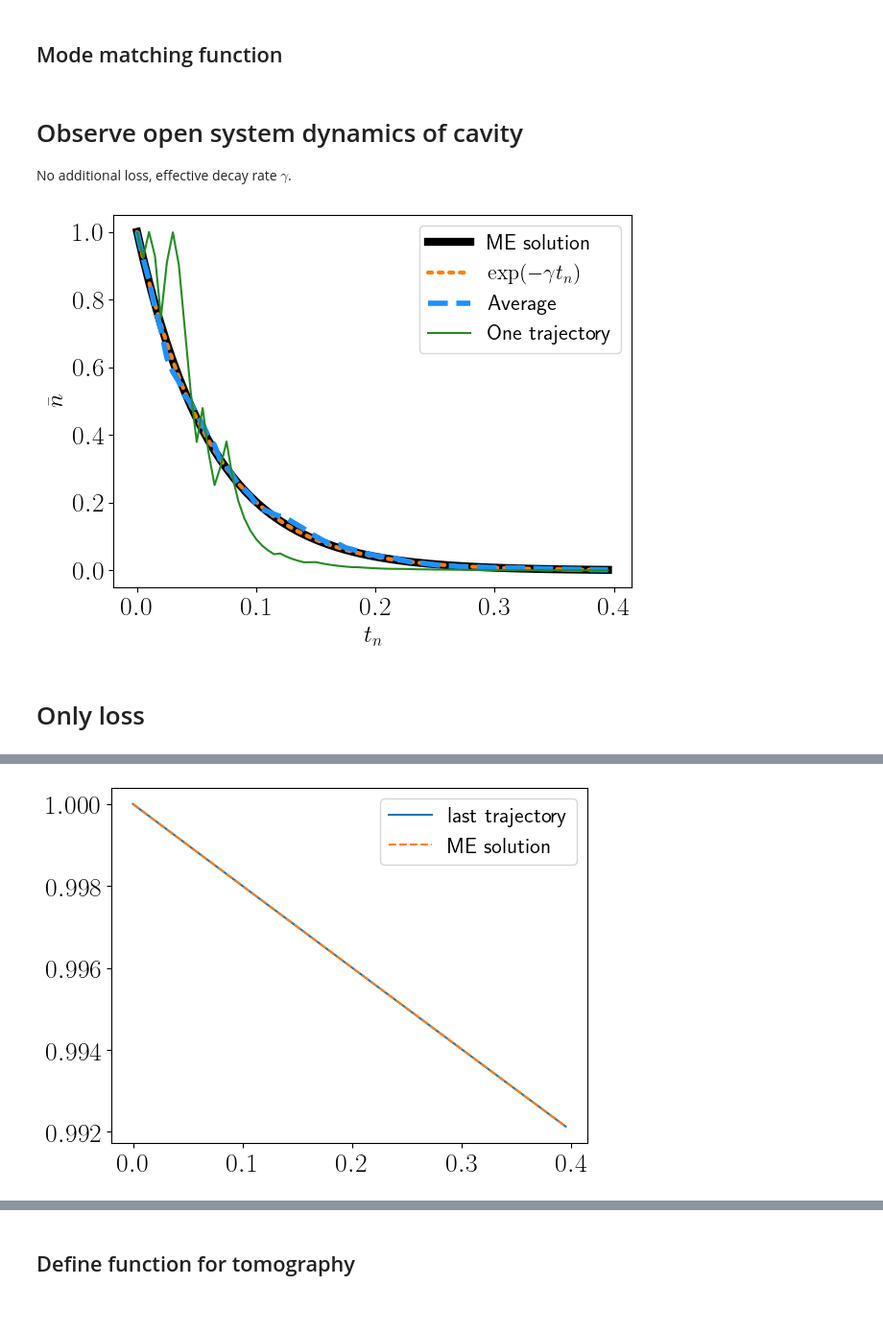
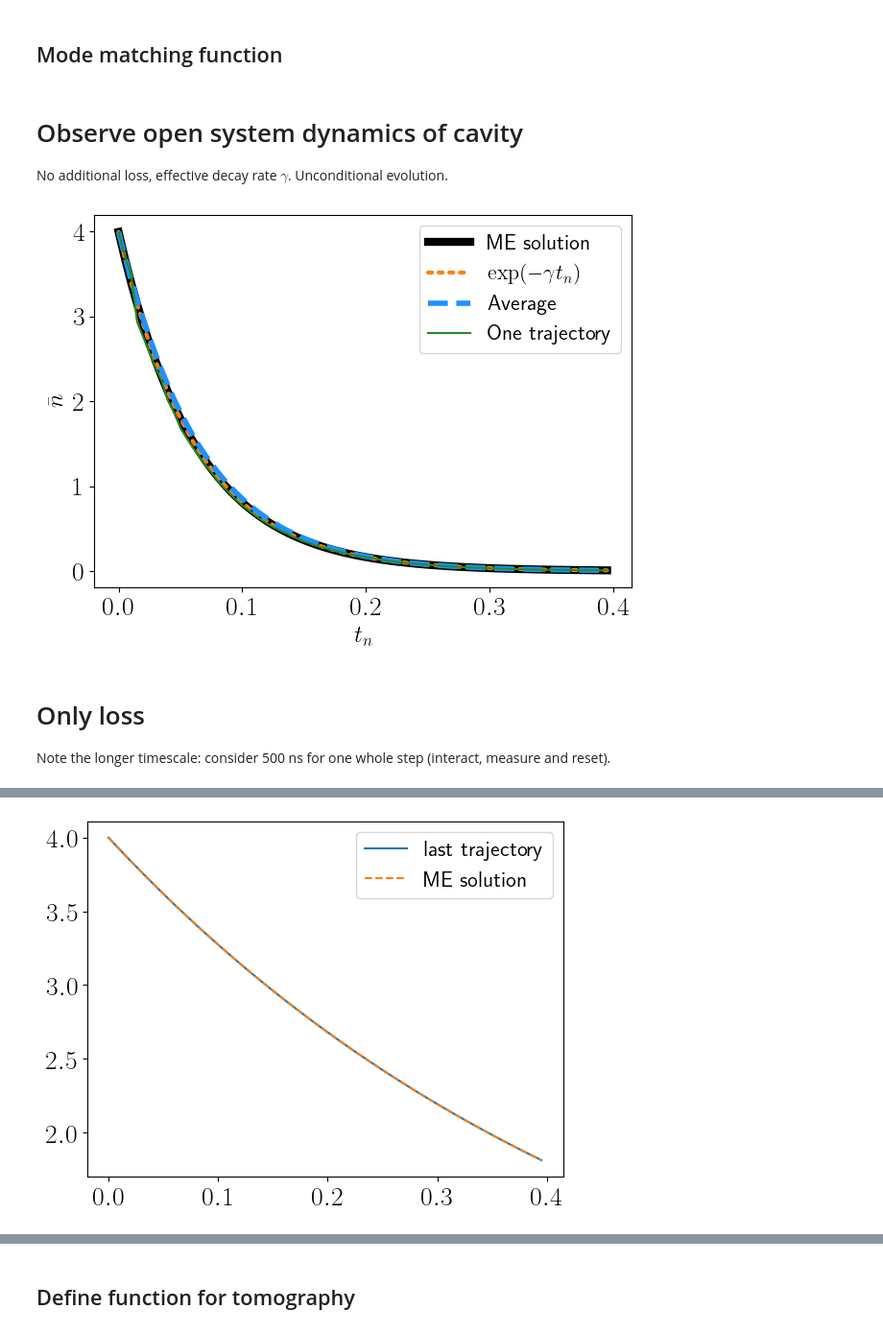
Before and after one commit to ingstra/qubitdyne, a Jupyter notebook: homodyne_open_system_dynamics.ipynb, the cells around one changed output, grey strips where cells are left out. Shown at 96% size. Cells and saved outputs as stored; diff of their text form; code cells hidden in the pictures.

Commit message:
open system dynamics and tomography with kappa = 0 and same dt works, fixed prev. error

```diff
--- a/homodyne_open_system_dynamics.ipynb
+++ b/homodyne_open_system_dynamics.ipynb
@@ -13,7 +13,7 @@ from joblib import Parallel, delayed
 # %% [markdown]
 ## Define basic operators
 # %%
-N=4
+N=15
 
 idc = qeye(N)
 ida = qeye(2)
@@ -76,8 +76,11 @@ gint =  2#np.sqrt(gamma*delta_t)
 gint = np.sqrt(gamma*delta_t)
 
 # initialize state
+alpha = 2
+initial_cavity = (coherent(N, alpha) + coherent(N,-alpha)).unit()
 
-initial_cavity = fock(N,1)
+#initial_cavity = fock(N,1)
+
 psi0 = tensor(initial_cavity, basis(2,0))
 n_init = expect(N_cav, psi0)
 
@@ -110,7 +113,7 @@ nsteps = np.linspace(0,Nmeas-1,Nmeas)
 weights=(gint/np.sqrt(2))*np.exp(-nsteps*(gint**2/2))
 # %% [markdown]
 # Observe open system dynamics of cavity
-No additional loss, effective decay rate $\gamma$.
+No additional loss, effective decay rate $\gamma$. Unconditional evolution.
 # %%
 U_int = H_int(g, delta_t)
 
@@ -155,7 +158,7 @@ sol = mesolve(0*a, psi0, tlist, c_ops=c_op, e_ops=[N_cav])
 #, dashes=(5, 4)
 
 plt.plot(tlist, sol.expect[0],'k',linewidth=6, label='ME solution')
-plt.plot(tlist, np.exp(-gamma*tlist),'C1',linestyle=':', dash_capstyle = 'round', linewidth=3, label='$\exp(-\gamma t_n)$')
+plt.plot(tlist, n_init*np.exp(-gamma*tlist),'C1',linestyle=':', dash_capstyle = 'round', linewidth=3, label='$\exp(-\gamma t_n)$')
 plt.plot(tlist, n_cav_avg/Ntrajs,'dodgerblue', linestyle='--', linewidth=4, label='Average')
 plt.plot(tlist, n_cav, 'forestgreen', label='One trajectory')
 
@@ -166,11 +169,15 @@ plt.legend()
 plt.tight_layout()
 #plt.savefig('decay_trajs.pdf', transparent=True)
 # %% [output]
-[figure, old version]
+[figure, new version]
-# %% [markdown]
-# Only loss
+# %% [markdown]
+# Only loss
+Note the longer timescale: consider 500 ns for one whole step (interact, measure and reset).
 # %%
 %%time
+
+dt_total = 0.5
+tlist_total = nsteps*dt_total
 
 n_cav = []
 psi = ket2dm(psi0)
@@ -179,7 +186,7 @@ psi = ket2dm(psi0)
 # T1 = 40 µs => kappa = 1/T1 = 1/40 = 0.025
 kappa = 0.02
 
-L = liouvillian(0*a, [np.sqrt(kappa*delta_t)*a])
+L = liouvillian(0*a, [np.sqrt(kappa*dt_total)*a])
 op = L.expm()
 
 for i in range(Nmeas):
@@ -190,7 +197,7 @@ for i in range(Nmeas):
             psi = vector_to_operator(op*vec_rho)
 
 c_op=[np.sqrt(kappa)*a] # decay rate gamma
-sol = mesolve(0*a, psi0, tlist, c_ops=c_op, e_ops=[N_cav])
+sol = mesolve(0*a, psi0, tlist_total, c_ops=c_op, e_ops=[N_cav])
 
 plt.plot(tlist, n_cav, label='last trajectory')
 plt.plot(tlist, sol.expect[0], '--',label='ME solution')
@@ -202 +209 @@ Wall time: 70.6 ms
-[figure, old version]
+[figure, new version]
```
Also changed, not shown: parts of 15 cells of this notebook.
